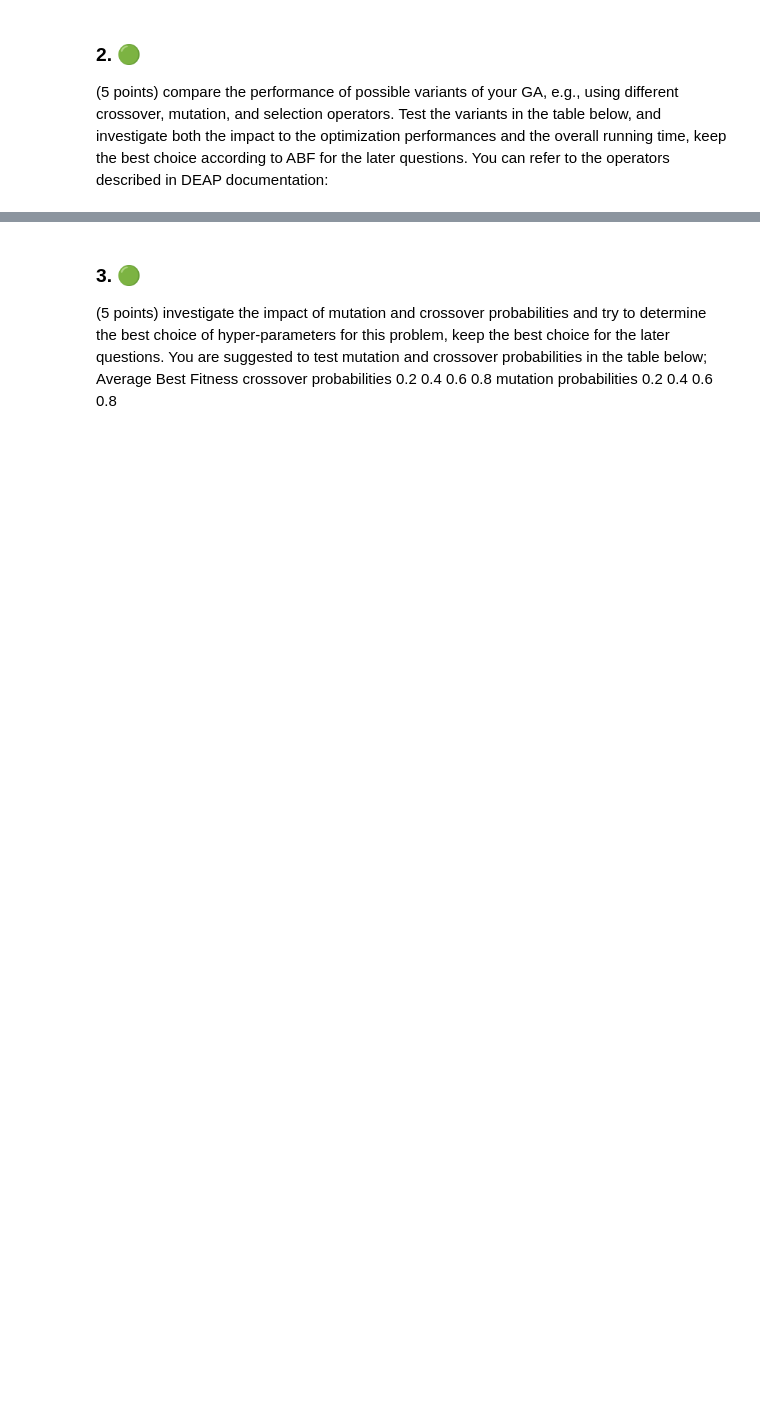
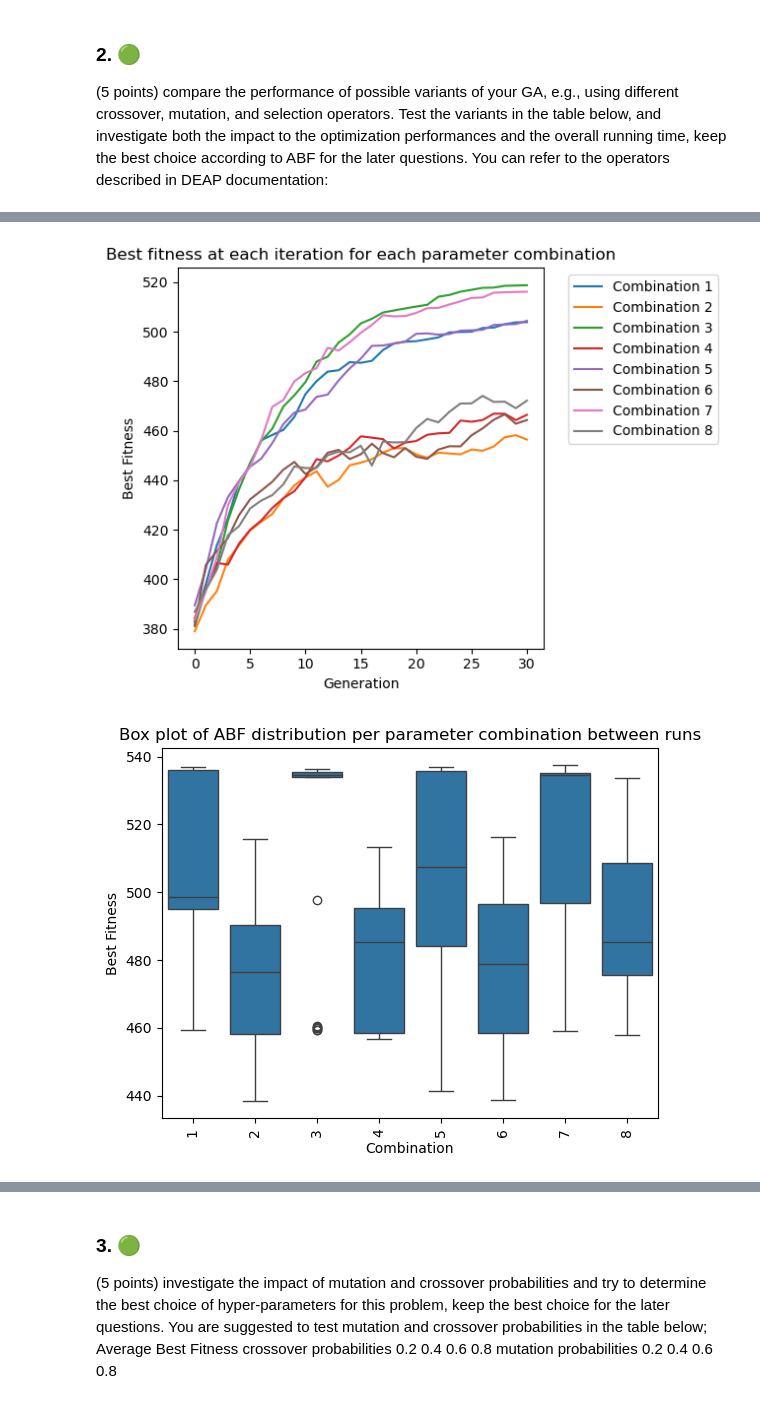
Before and after one commit to LucianoDeben/1BM120, a Jupyter notebook: Assignment_1/Assignment_1_Notebook.ipynb, the cells around one changed output, grey strips where cells are left out. Saved outputs shown, nothing was run; the diff lists cells and outputs as text; code cells hidden in the pictures; blank space fills up the shorter version.

```diff
--- a/Assignment_1/Assignment_1_Notebook.ipynb
+++ b/Assignment_1/Assignment_1_Notebook.ipynb
@@ -94,21 +98,3 @@ creating boxplots. Also, check the average best fitness(ABF) at each iteration (
 to verify possible premature convergence by creating line plots. The Figure 3 is an example of
 multiple line plots and boxplots for reference (please notice that we have a maximization
 problem here and the line plot might look different).
-# %%
-# Initialize lists to store the results
-best_fitness_runs = []
-best_fitness_iterations = []
-
-# Run the GA 30 times
-for _ in range(10):
-    # Create the population
-    pop = toolbox.population(n=300)
-
-    # Run the GA
-    pop, log = algorithms.eaSimple(pop, toolbox, cxpb=0.5, mutpb=0.2, ngen=30, stats=stats, halloffame=hof, verbose=True)
-
-    # Record the best fitness found in this run
-    best_fitness_runs.append(hof[0].fitness.values[0])
-
-    # Record the best fitness at each iteration
-    best_fitness_iterations.append(log.select("max"))
@@ -256,0 +412,30 @@ else:
+# %%
+# Define the combinations of operators
+combinations = [
+    ("cxTwoPoint", "mutFlipBit", "selTournament"),
+    ("cxTwoPoint", "mutFlipBit", "selRoulette"),
+    ("cxTwoPoint", "mutShuffleIndexes", "selTournament"),
+    ("cxTwoPoint", "mutShuffleIndexes", "selRoulette"),
+    ("cxOrdered", "mutFlipBit", "selTournament"),
+    ("cxOrdered", "mutFlipBit", "selRoulette"),
+    ("cxOrdered", "mutShuffleIndexes", "selTournament"),
+    ("cxOrdered", "mutShuffleIndexes", "selRoulette"),
+]
+
+# Run the GA with different operators and store the results
+results = [GeneticAlgorithm(cx, mut, sel, pop_size=POP_SIZE).run_ga(NUM_RUNS) for cx, mut, sel in combinations]
+# %%
+# Plot the best fitness at each iteration
+plot_best_fitness(results)
+
+# Plot a boxplot of the best fitness per run for each set of parameters
+plot_boxplot(results)
+
+# Use the function to create the results table
+df = create_results_table(results, result_type="methods")
+
+# Display the DataFrame without the index
+print(df.to_string(index=False))
+# %% [output]
+[figure, added]
+[figure, added]
```
Also changed, not shown: parts of 23 cells of this notebook, 2 other files.
